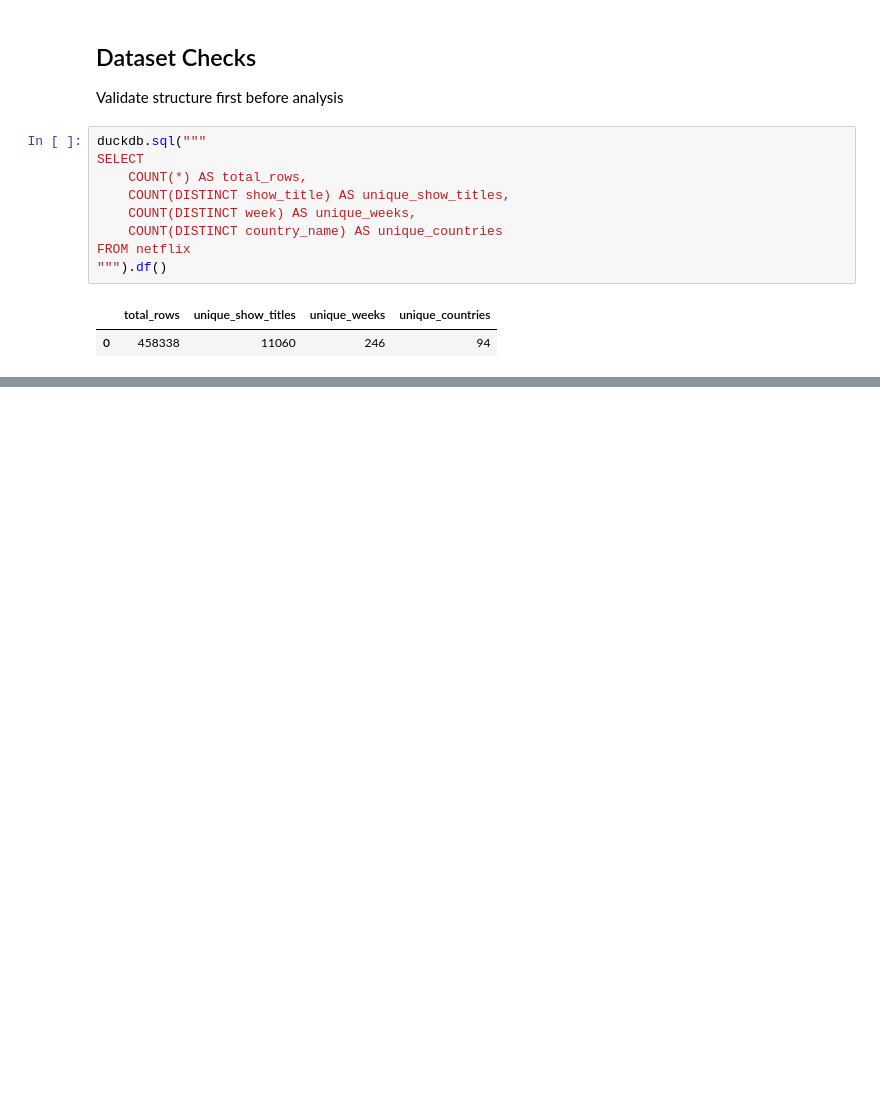
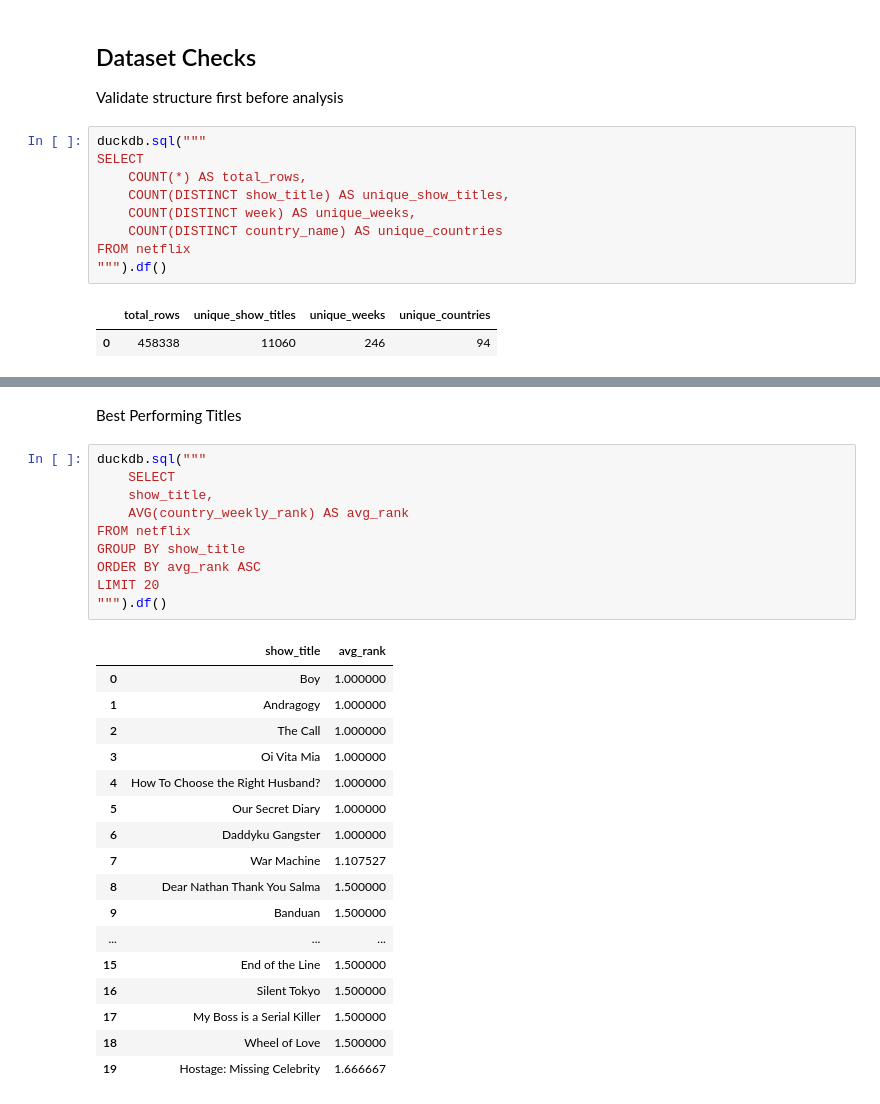
Before and after one commit to Akina-Aoki/Netflix_Analytics_DE_UX, a Jupyter notebook: eda/05_netflix_eda_aira.ipynb, the cells around one changed output, grey strips where cells are left out. Saved outputs shown, nothing was run; the diff lists cells and outputs as text; blank space fills up the shorter version.

```diff
--- a/eda/05_netflix_eda_aira.ipynb
+++ b/eda/05_netflix_eda_aira.ipynb
@@ -64,0 +115,30 @@ FROM netflix
+# %% [markdown]
+Best Performing Titles
+# %%
+duckdb.sql("""
+    SELECT
+    show_title,
+    AVG(country_weekly_rank) AS avg_rank
+FROM netflix
+GROUP BY show_title
+ORDER BY avg_rank ASC
+LIMIT 20
+""").df()
+# %% [output]
+|  | show_title | avg_rank |
+| 0 | Boy | 1.000000 |
+| 1 | Andragogy | 1.000000 |
+| 2 | The Call | 1.000000 |
+| 3 | Oi Vita Mia | 1.000000 |
+| 4 | How To Choose the Right Husband? | 1.000000 |
+| 5 | Our Secret Diary | 1.000000 |
+| 6 | Daddyku Gangster | 1.000000 |
+| 7 | War Machine | 1.107527 |
+| 8 | Dear Nathan Thank You Salma | 1.500000 |
+| 9 | Banduan | 1.500000 |
+| ... | ... | ... |
+| 15 | End of the Line | 1.500000 |
+| 16 | Silent Tokyo | 1.500000 |
+| 17 | My Boss is a Serial Killer | 1.500000 |
+| 18 | Wheel of Love | 1.500000 |
+| 19 | Hostage: Missing Celebrity | 1.666667 |
```
Also changed, not shown: parts of 10 cells of this notebook, 2 other files.
